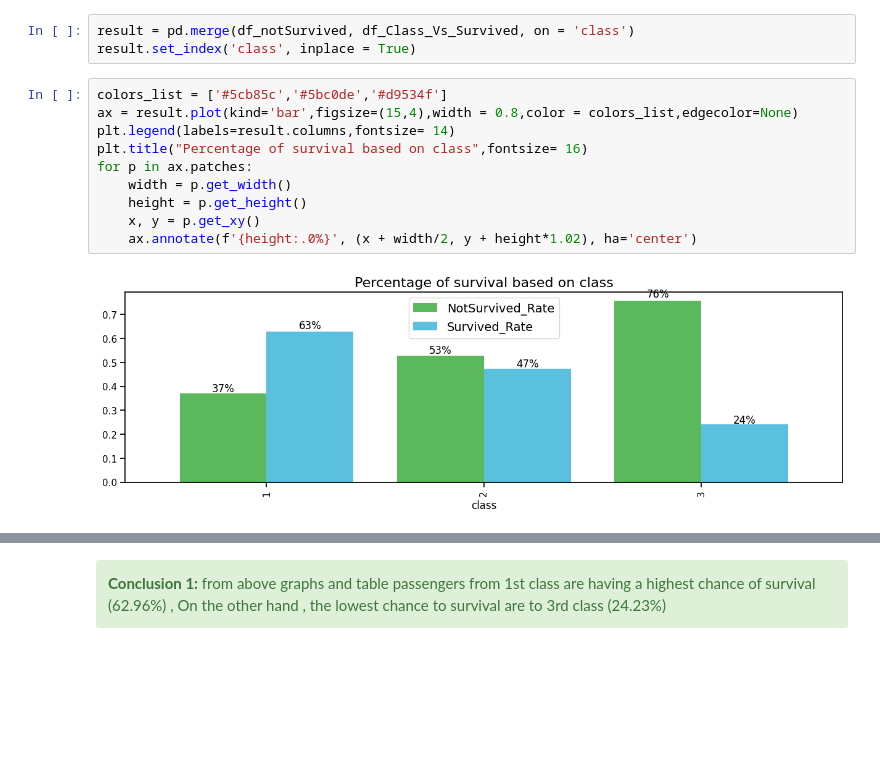
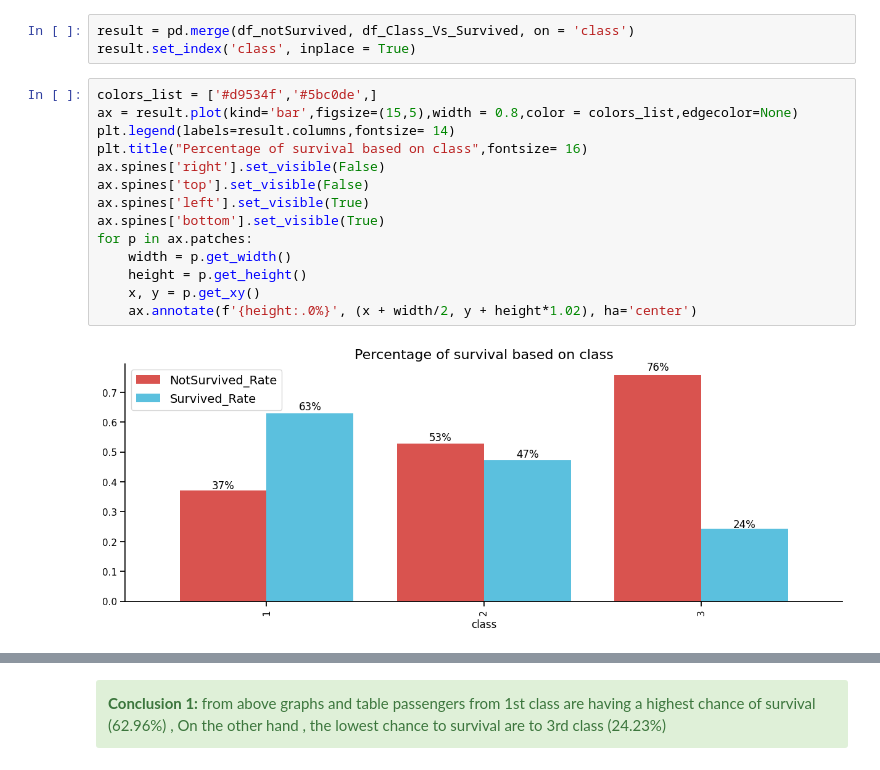
Before and after one commit to mtheggi/Titanic-Survival-Prediction, a Jupyter notebook: Titanic_Survival_Prediction.ipynb, the cells around one changed output, grey strips where cells are left out. Drawn from its saved outputs; the diff is of its cells as text; blank space fills up the shorter version.

Commit message:
better bar graph and line graph with percentages on it

```diff
--- a/Titanic_Survival_Prediction.ipynb
+++ b/Titanic_Survival_Prediction.ipynb
@@ -241,14 +233,18 @@ df_notSurvived.rename(columns = {'Survived_Rate' : 'NotSurvived_Rate'}, inplace
 result = pd.merge(df_notSurvived, df_Class_Vs_Survived, on = 'class')
 result.set_index('class', inplace = True)
 # %%
-colors_list = ['#5cb85c','#5bc0de','#d9534f']
-ax = result.plot(kind='bar',figsize=(15,4),width = 0.8,color = colors_list,edgecolor=None)
+colors_list = ['#d9534f','#5bc0de',]
+ax = result.plot(kind='bar',figsize=(15,5),width = 0.8,color = colors_list,edgecolor=None)
 plt.legend(labels=result.columns,fontsize= 14)
 plt.title("Percentage of survival based on class",fontsize= 16)
+ax.spines['right'].set_visible(False)
+ax.spines['top'].set_visible(False)
+ax.spines['left'].set_visible(True)
+ax.spines['bottom'].set_visible(True)
 for p in ax.patches:
     width = p.get_width()
     height = p.get_height()
     x, y = p.get_xy()
     ax.annotate(f'{height:.0%}', (x + width/2, y + height*1.02), ha='center')
 # %% [output]
-[figure, old version]
+[figure, new version]
```
Also changed, not shown: parts of 21 cells of this notebook.
